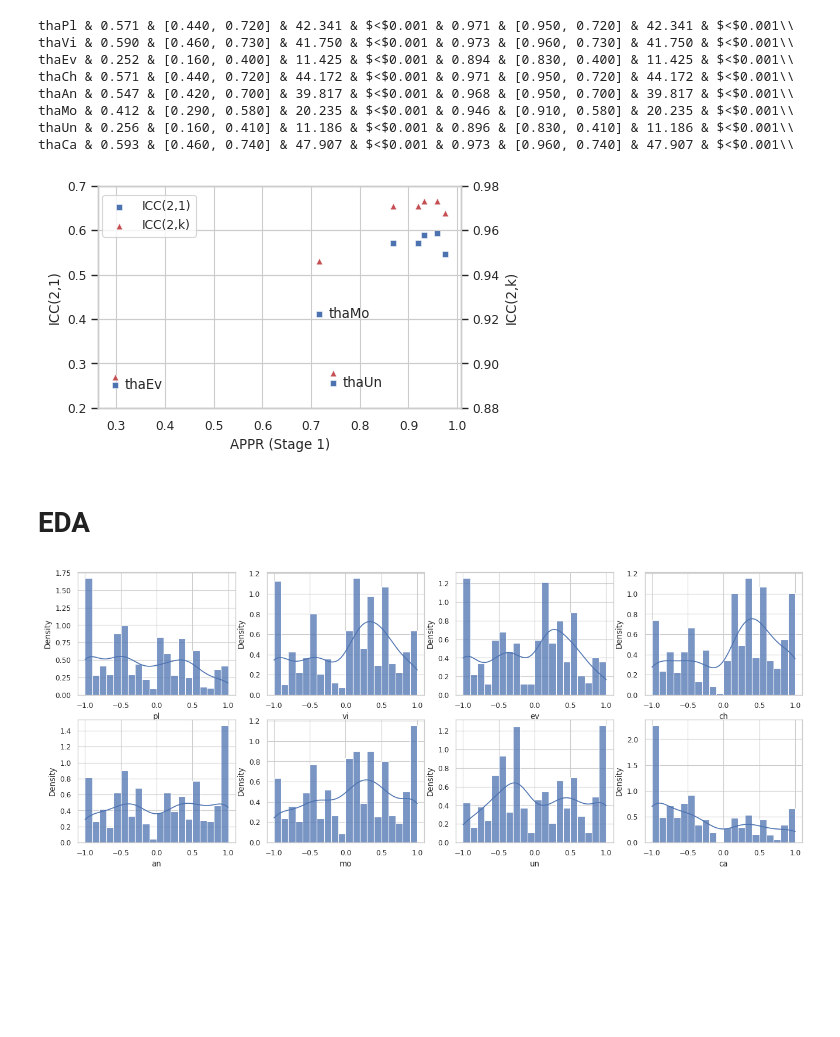
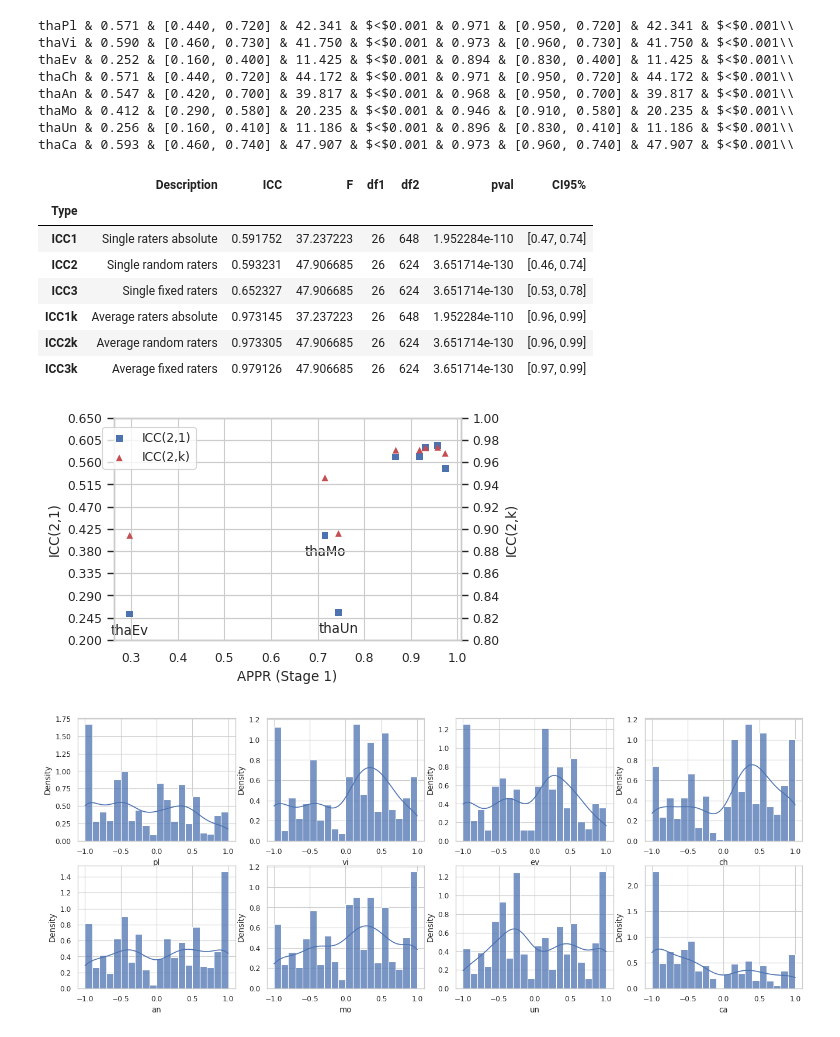
Before and after one commit to ntudsp/satp-tha-stage2, a Jupyter notebook: code/main.ipynb, the cells around one changed output. Cells and saved outputs as stored; diff of their text form; code cells hidden in the pictures; blank space fills up the shorter version.

```diff
--- a/code/main.ipynb
+++ b/code/main.ipynb
@@ -96,6 +99,17 @@ thaAn & 0.547 & [0.420, 0.700] & 39.817 & $<$0.001 & 0.968 & [0.950, 0.700] & 39
 thaMo & 0.412 & [0.290, 0.580] & 20.235 & $<$0.001 & 0.946 & [0.910, 0.580] & 20.235 & $<$0.001\\
 thaUn & 0.256 & [0.160, 0.410] & 11.186 & $<$0.001 & 0.896 & [0.830, 0.410] & 11.186 & $<$0.001\\
 thaCa & 0.593 & [0.460, 0.740] & 47.907 & $<$0.001 & 0.973 & [0.960, 0.740] & 47.907 & $<$0.001\\
+# %%
+ic
+# %% [output]
+|  | Description | ICC | F | df1 | df2 | pval | CI95% |
+| Type |  |  |  |  |  |  |  |
+| ICC1 | Single raters absolute | 0.591752 | 37.237223 | 26 | 648 | 1.952284e-110 | [0.47, 0.74] |
+| ICC2 | Single random raters | 0.593231 | 47.906685 | 26 | 624 | 3.651714e-130 | [0.46, 0.74] |
+| ICC3 | Single fixed raters | 0.652327 | 47.906685 | 26 | 624 | 3.651714e-130 | [0.53, 0.78] |
+| ICC1k | Average raters absolute | 0.973145 | 37.237223 | 26 | 648 | 1.952284e-110 | [0.96, 0.99] |
+| ICC2k | Average random raters | 0.973305 | 47.906685 | 26 | 624 | 3.651714e-130 | [0.96, 0.99] |
+| ICC3k | Average fixed raters | 0.979126 | 47.906685 | 26 | 624 | 3.651714e-130 | [0.97, 0.99] |
 # %%
 for p, (icc2, icc2k) in iccs.items():
     p1df.loc[p, 'ICC2'] = icc2
@@ -103,29 +117,48 @@ for p, (icc2, icc2k) in iccs.items():
 # %%
 p1df['isMain'] = p1df.index.isin(['pl', 'an', 'ev', 'un'])
 # %%
-f, ax = plt.subplots(figsize=(5,3), tight_layout=True)
-ax2 = ax.twinx()
+def get_lim(y):
+    return max(np.floor(y.min()*20 - 1)/20, 0.0), min(1.0, np.ceil(y.max()*20 + 1)/20)
 
-sns.scatterplot(p1df, x='APPR',y='ICC2', marker='s', c='b', ax=ax, label='ICC(2,1)', legend=None)
-ax.set(ylim=[0.2, 0.7])
-sns.scatterplot(p1df, x='APPR',y='ICC2k', marker='^', c='r', ax=ax2, label='ICC(2,k)', legend=None)
-ax2.set(ylim=[0.88, 0.98])
 
-ax.figure.legend(loc='upper left', bbox_to_anchor=(0.125, 0.925))
+def p1vsp2(crit):
 
-for p in ['ev', 'mo', 'un']:
-    ax.text(x=p1df.loc[p, 'APPR'] + 0.02, y=p1df.loc[p, 'ICC2'], s=f"tha{p.capitalize()}", ha='left', va='center')
+    f, ax = plt.subplots(figsize=(5,3), tight_layout=True)
+    ax2 = ax.twinx()
 
-ax.set(xlabel='APPR (Stage 1)')
-ax.set(ylabel='ICC(2,1)')
-ax2.set(ylabel='ICC(2,k)')
+    # crit = "APPR"
 
-plt.savefig('figs/appr_vs_icc.png', dpi=300)
-plt.show()
+    sns.scatterplot(p1df, x=crit,y='ICC2', marker='s', c='b', ax=ax, label='ICC(2,1)', legend=None, ec="none")
+    # ax.set(ylim=[0.2, 0.65])
+    ax.set(ylim=get_lim(p1df["ICC2"]))
+    sns.scatterplot(p1df, x=crit,y='ICC2k', marker='^', c='r', ax=ax2, label='ICC(2,k)', legend=None, ec="none")
+    # ax2.set(ylim=[0.88, 0.98])
+    ax2.set(ylim=get_lim(p1df["ICC2k"]))
+
+    for p in ['ev', 'mo', 'un']:
+        ax.text(x=p1df.loc[p, crit], y=p1df.loc[p, 'ICC2'] - 0.02, s=f"tha{p.capitalize()}", ha='center', va='top')
+
+    nticks = 11
+    ax.set_axisbelow(True)
+    ax2.set_axisbelow(True)
+    ax.yaxis.set_major_locator(mpl.ticker.LinearLocator(nticks))
+    ax2.yaxis.set_major_locator(mpl.ticker.LinearLocator(nticks))
+    # ax2.grid(False)
+
+    ax2.figure.legend(loc='upper left', bbox_to_anchor=(0.125, 0.925))
+
+    ax.set(xlabel=f'{crit} (Stage 1)')
+    ax.set(ylabel='ICC(2,1)')
+    ax2.set(ylabel='ICC(2,k)')
+
+
+    plt.savefig(f'figs/{crit}_vs_icc.pdf')
+    plt.show()
-# %% [output]
-[figure, removed]
-# %% [markdown]
-# EDA
+# %%
+for crit in ['APPR']:
+    p1vsp2(crit)
+# %% [output]
+[figure, added]
 # %%
 f, axs = plt.subplots(2, 4, figsize=(16, 6), sharex=False)
 
```
Also changed, not shown: parts of 61 cells of this notebook, 34 other files.
